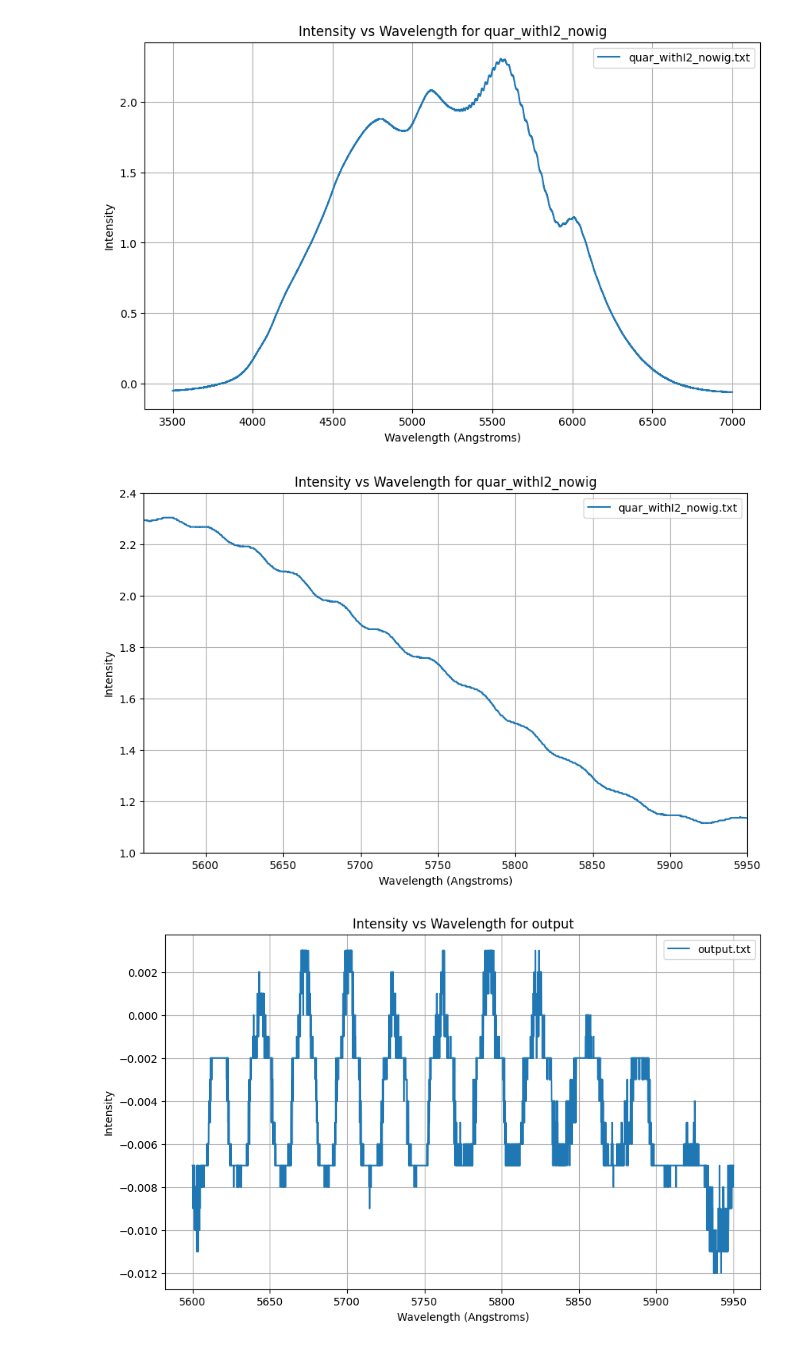
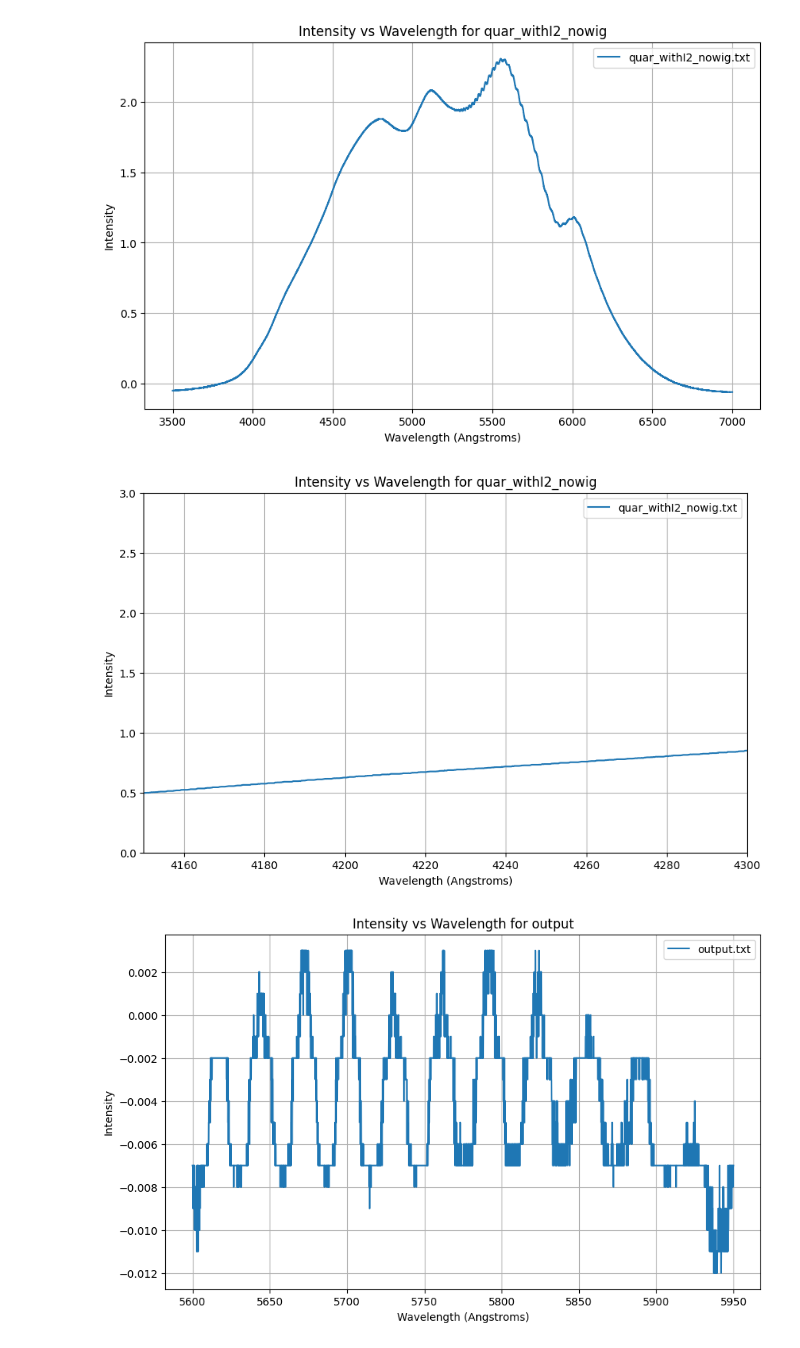
Before and after one commit to zbpetersbuf/CP1-24-final, a Jupyter notebook: zbpetersbuf/advlab3/thing.ipynb, the cells around one changed output. Saved outputs shown, nothing was run; the diff lists cells and outputs as text; code cells hidden in the pictures.

```diff
--- a/zbpetersbuf/advlab3/thing.ipynb
+++ b/zbpetersbuf/advlab3/thing.ipynb
@@ -49,3 +49,22 @@ print(f"difrence from expected is: {calib.round_sf(5460.74-average_mean,3)}")
 [figure]
 Average mean of the Gaussian fits: 5458.10546321963
 difrence from expected is: 2.63
+# %%
+import importlib
+import spectrum
+importlib.reload(spectrum)
+sys.path.append('/workspaces/CP1-24-final/zbpetersbuf/advlab3data/')
+file_contents = spectrum.read_files('merq_delay.txt')
+
+plt.figure(figsize=(10, 6))
+for file_path, data in file_contents.items():
+    time = [point[0] for point in data]
+    value = [point[1] for point in data]
+    plt.plot(time, value, label=file_path.split('/')[-1])
+
+plt.xlabel('Wavelength (Angstroms)')
+plt.ylabel('Intensity')
+plt.title(f'Intensity vs Wavelength for {'merq_delay'}')
+plt.legend()
+plt.grid(True)
+plt.show()
@@ -195,30 +216,30 @@ plt.show()
 # %%
 import importlib
 import spectrum
 importlib.reload(spectrum)
 
 sys.path.append('/workspaces/CP1-24-final/zbpetersbuf/advlab3data/')
 
 file_contents = spectrum.read_files('quar_withI2_nowig.txt')
 
 plt.figure(figsize=(10, 6))
 
 for file_path, data in file_contents.items():
     time = [point[0] for point in data]
     value = [point[1] for point in data]
 
     plt.plot(time, value, label=file_path.split('/')[-1])
 
 plt.xlabel('Wavelength (Angstroms)')
 plt.ylabel('Intensity')
 plt.title(f'Intensity vs Wavelength for {'quar_withI2_nowig'}')
-plt.xlim(5560, 5950)
-plt.ylim(1, 2.4)
+plt.xlim(4150, 4300)
+plt.ylim(0, 3)
 plt.legend()
 plt.grid(True)
 plt.show()
 # %% [output]
-[figure, old version]
+[figure, new version]
 # %%
 import importlib
 import absospec
```
Also changed, not shown: parts of 2 cells of this notebook.
